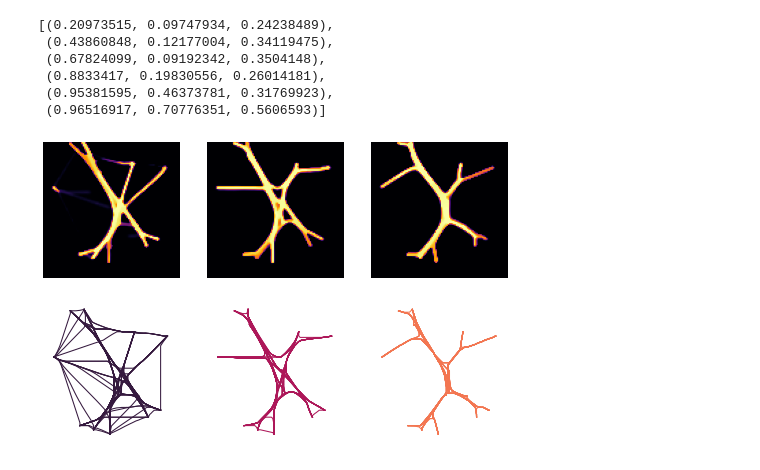
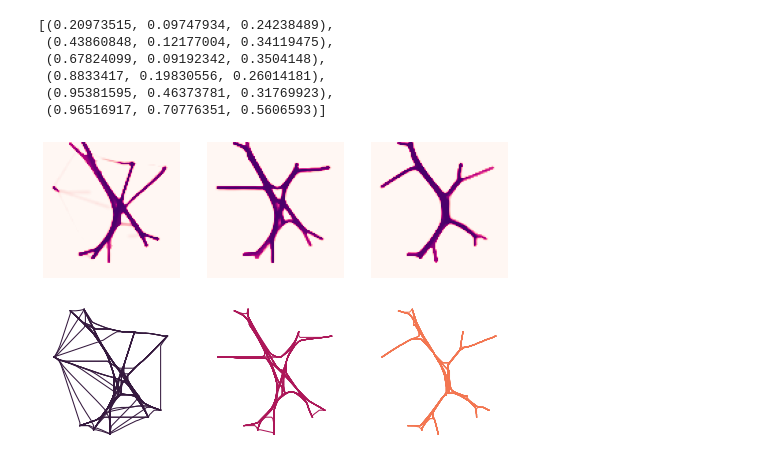
Before and after one commit to brendanwallace/animalpaths, a Jupyter notebook: notebooks/figure-cost-angles.ipynb, the cells around one changed output. Saved outputs shown, nothing was run; the diff lists cells and outputs as text; code cells hidden in the pictures.

```diff
--- a/notebooks/figure-cost-angles.ipynb
+++ b/notebooks/figure-cost-angles.ipynb
@@ -16,7 +16,7 @@ import util
 plt.rc('axes.spines', **{'bottom':True, 'left':True, 'right':False, 'top':False})
 
 DPI = 50
-
+STEPS = 20000
 
 FOLDER = "/Users/brendan/Projects/trails/data/"
 
@@ -109,21 +106,21 @@ COLORS = [sns.color_palette("rocket")[0], sns.color_palette("rocket")[2], sns.co
 # %%
 LENGTH = 4
 fig, axs = plt.subplots(2, len(EXAMPLE_COSTS), figsize=(len(EXAMPLE_COSTS)*LENGTH, LENGTH * 2), dpi=DPI)
 # plt.subplots_adjust(wspace=0.5, hspace=0.2)
 for i, cost in enumerate(EXAMPLE_COSTS):
     row = single_df[(single_df["settings.maxCost"] == cost) & (single_df["steps"] == STEPS)].iloc[0]
 
-    axs[0][i].imshow(np.reshape(row["patches"], (100, 100)), cmap="inferno")
+    axs[0][i].imshow(np.reshape(row["patches"], (100, 100)), cmap="RdPu")
     axs[0][i].axis('off')
 
     for path in row.paths:
         axs[1][i].plot([p[0] for p in path], [(100 - p[1]) for p in path], c=COLORS[i])
         axs[1][i].axis(False)
         axs[1][i].set_xlim(0, 100)
         axs[1][i].set_ylim(0, 100)
     # plt.show()
 # %% [output]
-[figure, old version]
+[figure, new version]
 # %%
 # maxCosts = [1.25, 1.5, 2.0, 3.0, 5.0, 9.0, 17.0, 33.0, 65.0]
 for i, cost in enumerate(EXAMPLE_COSTS):
```
Also changed, not shown: parts of 4 cells of this notebook, 19 other files.
